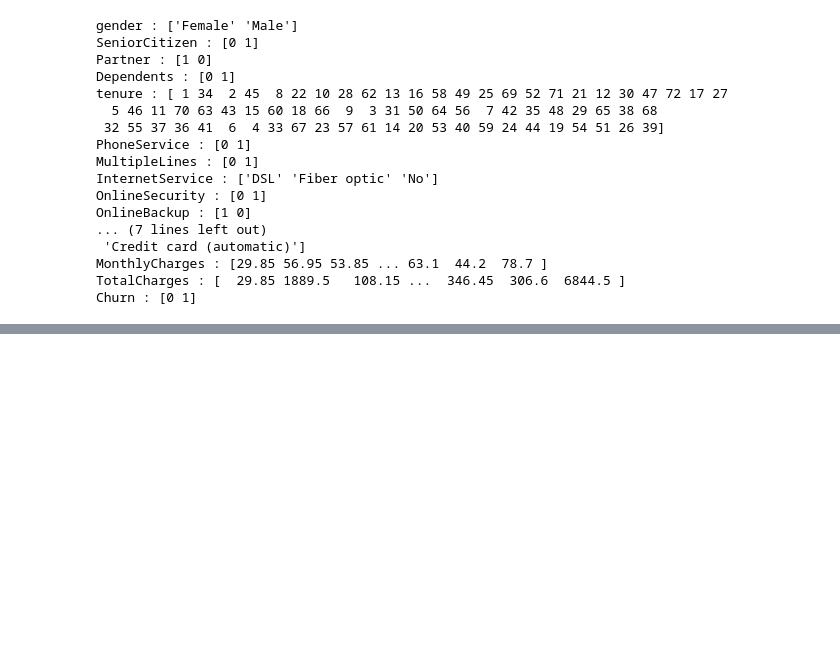
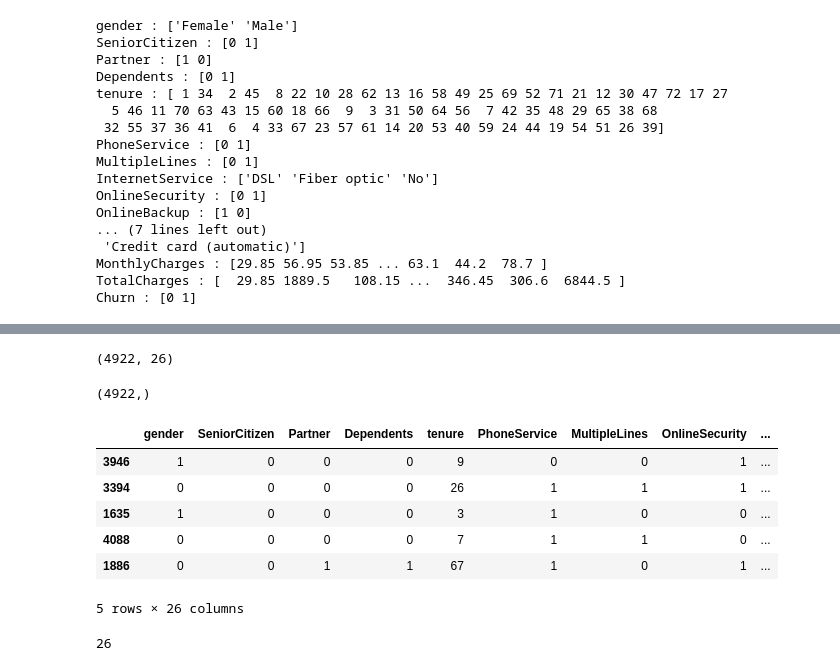
Before and after one commit to cmd-cosmos/ml-algorithms, a Jupyter notebook: Deep-Learning/Neural-Networks/ANN/customer-churn-prediction.ipynb, the cells around one changed output, grey strips where cells are left out. Drawn from its saved outputs; the diff is of its cells as text; code cells hidden in the pictures; blank space fills up the shorter version.

```diff
--- a/Deep-Learning/Neural-Networks/ANN/customer-churn-prediction.ipynb
+++ b/Deep-Learning/Neural-Networks/ANN/customer-churn-prediction.ipynb
@@ -245,0 +299,29 @@ pd.get_dummies(data=df1, columns)
+# %%
+### Data split
+
+X = df_enc.drop('Churn', axis=1)
+y = df_enc['Churn']
+
+X_train, X_test, y_train, y_test = train_test_split(X, y, test_size=0.3, random_state=42)
+# %%
+X_train.shape
+# %% [output]
+(4922, 26)
+# %%
+y_train.shape
+# %% [output]
+(4922,)
+# %%
+X_train[:5]
+# %% [output]
+|  | gender | SeniorCitizen | Partner | Dependents | tenure | PhoneService | MultipleLines | OnlineSecurity | ... |
+| 3946 | 1 | 0 | 0 | 0 | 9 | 0 | 0 | 1 | ... |
+| 3394 | 0 | 0 | 0 | 0 | 26 | 1 | 1 | 1 | ... |
+| 1635 | 1 | 0 | 0 | 0 | 3 | 1 | 0 | 0 | ... |
+| 4088 | 0 | 0 | 0 | 0 | 7 | 1 | 1 | 0 | ... |
+| 1886 | 0 | 0 | 1 | 1 | 67 | 1 | 0 | 1 | ... |
+5 rows × 26 columns
+# %%
+len(X_train.columns)
+# %% [output]
+26
```
Also changed, not shown: parts of 6 cells of this notebook.
